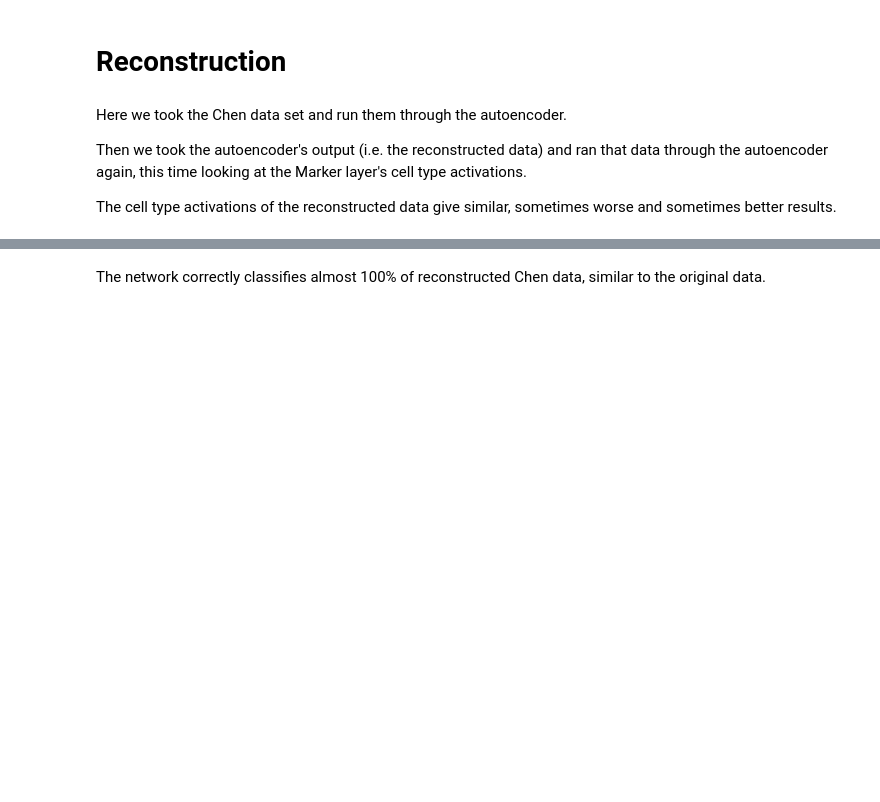
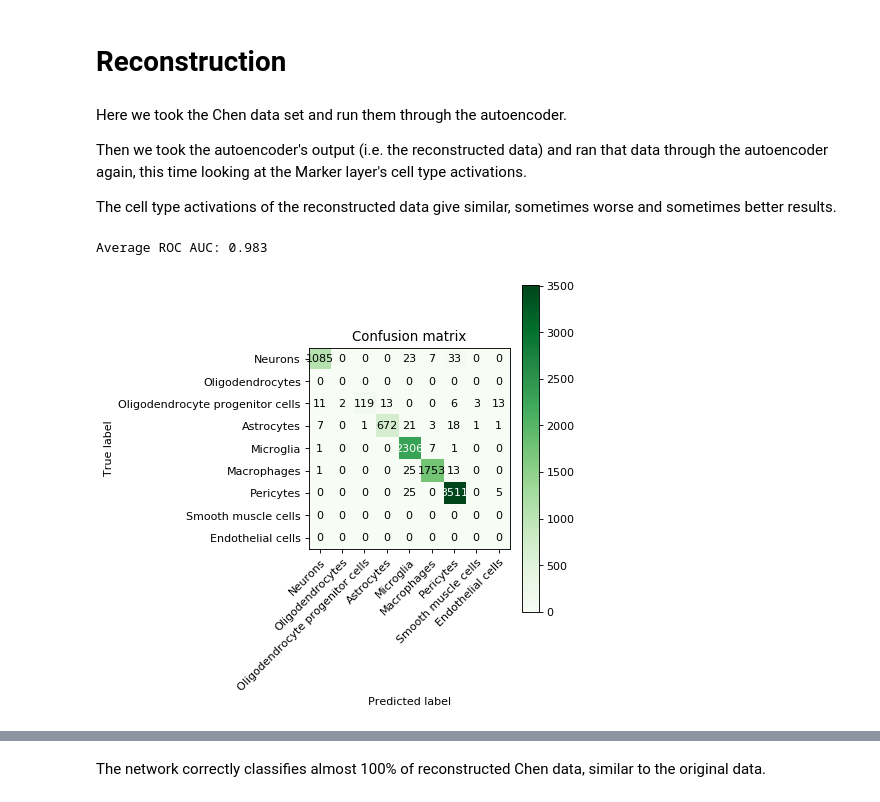
Before and after one commit to LongarMD/MarkerGenes, a Jupyter notebook: Notebooks/Example_Hrvatin.ipynb, the cells around one changed output, grey strips where cells are left out. Cells and saved outputs as stored; diff of their text form; code cells hidden in the pictures; blank space fills up the shorter version.

```diff
--- a/Notebooks/Example_Hrvatin.ipynb
+++ b/Notebooks/Example_Hrvatin.ipynb
@@ -261,6 +277,14 @@ The cell type activations of the reconstructed data give similar, sometimes wors
 reconstruction = model.predict(chen_data)[1]
 reconstruction = pd.DataFrame(reconstruction, columns=chen_data.columns)
 reconstructed_cell_activations = marker_model.predict(reconstruction)
+# %%
+saly.get_average_auc(chen_labels, reconstructed_cell_activations, markers, marker_aliases)
+# %% [output]
+Average ROC AUC: 0.983
+# %%
+saly.draw_confusion_matrix(chen_labels, reconstructed_cell_activations, markers, marker_aliases)
+# %% [output]
+[figure, added]
 # %%
 saly.plot_activation_distribution(reconstructed_cell_activations, markers,
                                   title='Average distribution of reconstructed Chen cell type activations')
```
Also changed, not shown: parts of 20 cells of this notebook.
